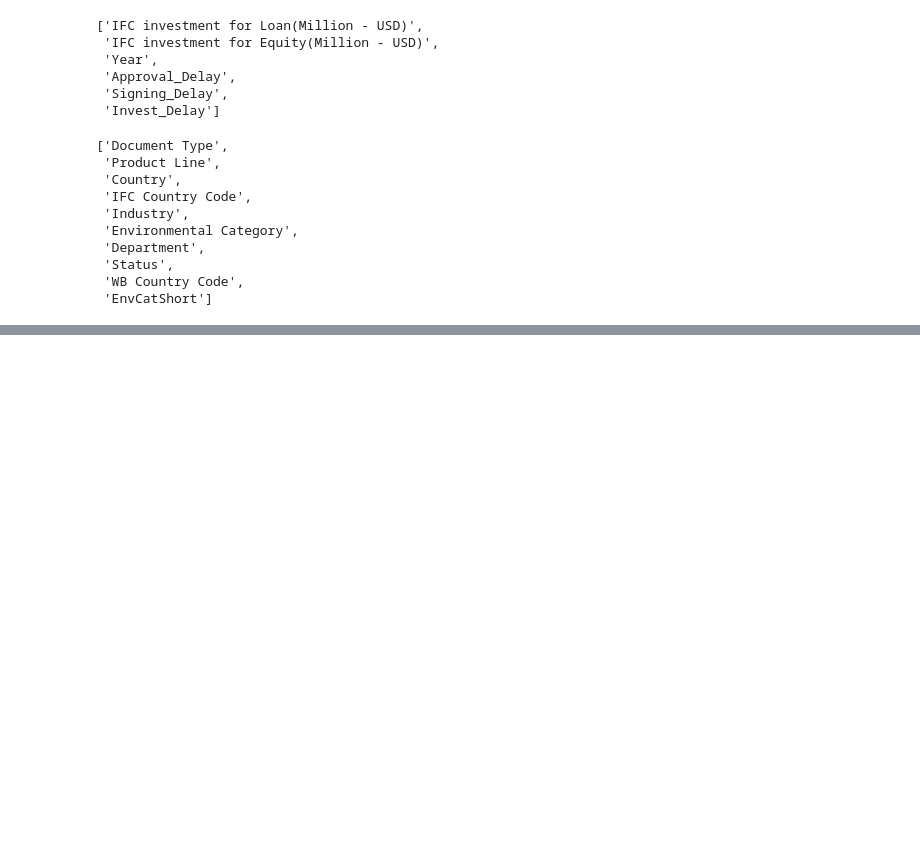
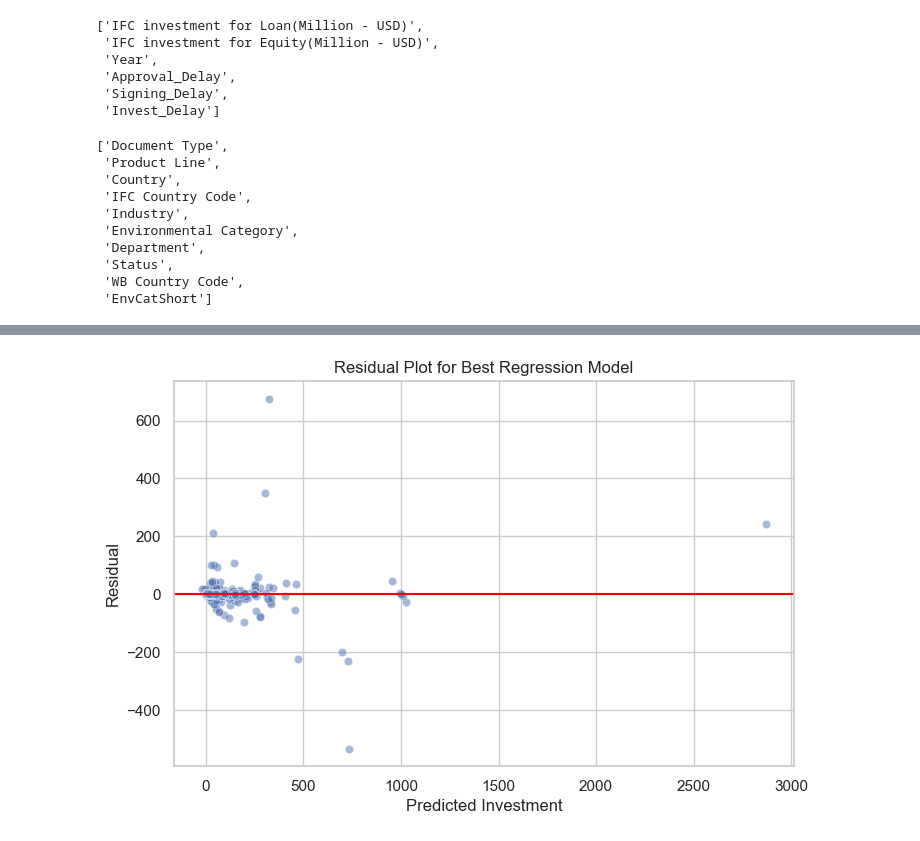
Before and after one commit to Rajabboev/Hybrid_ML_model_investment, a Jupyter notebook: IFC Investment .ipynb, the cells around one changed output, grey strips where cells are left out. Drawn from its saved outputs; the diff is of its cells as text; code cells hidden in the pictures; blank space fills up the shorter version.

```diff
--- a/IFC Investment .ipynb
+++ b/IFC Investment .ipynb
@@ -596,0 +768,18 @@ X_train, X_test, y_train, y_test = train_test_split(
+# %%
+import matplotlib.pyplot as plt
+import seaborn as sns
+
+best_model = xgb_model
+
+preds = best_model.predict(X_test)
+residuals = y_test - preds
+
+plt.figure(figsize=(8,5))
+sns.scatterplot(x=preds, y=residuals, alpha=0.5)
+plt.axhline(0, color='red')
+plt.title("Residual Plot for Best Regression Model")
+plt.xlabel("Predicted Investment")
+plt.ylabel("Residual")
+plt.show()
+# %% [output]
+[figure, added]
```
Also changed, not shown: parts of 9 cells of this notebook.
